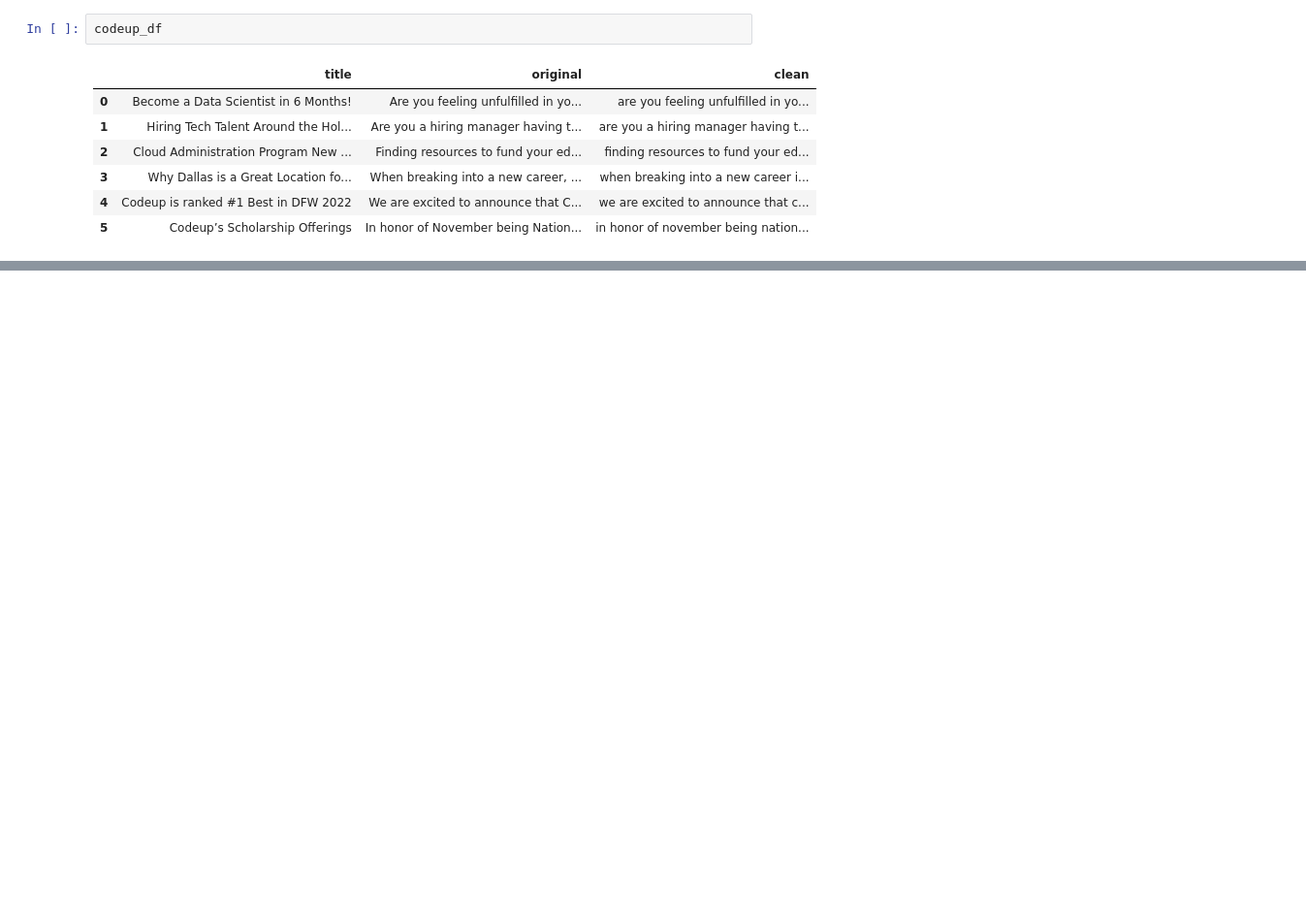
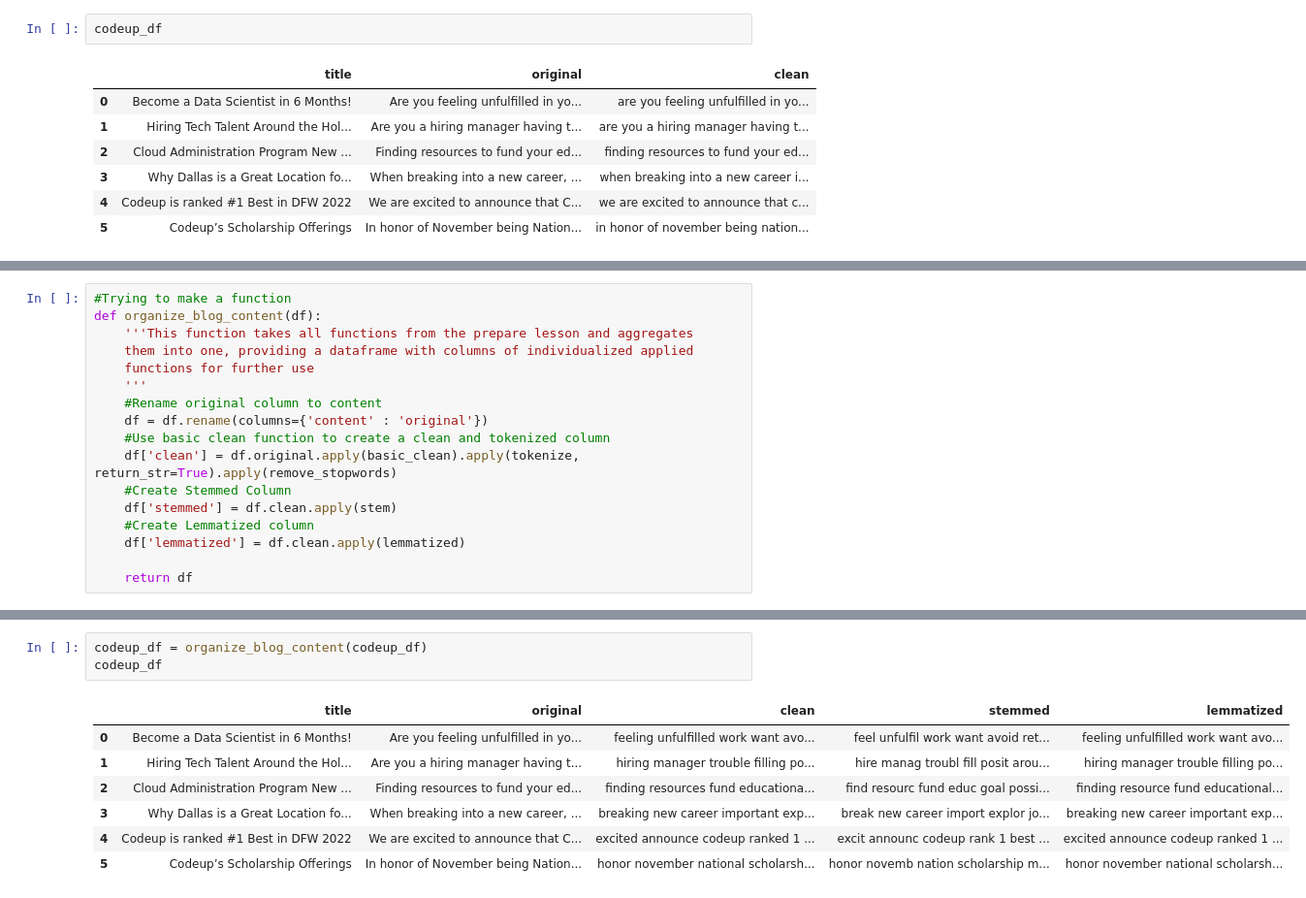
Before and after one commit to cristinalucin/natural-language-processing-exercises, a Jupyter notebook: prepare.ipynb, the cells around one changed output, grey strips where cells are left out. Shown at 97% size. Cells and saved outputs as stored; diff of their text form; blank space fills up the shorter version.

Commit message:
completed prepare exercises

```diff
--- a/prepare.ipynb
+++ b/prepare.ipynb
@@ -628,0 +667,17 @@ codeup_df
+# %%
+#Trying to make a function
+def organize_blog_content(df):
+    '''This function takes all functions from the prepare lesson and aggregates
+    them into one, providing a dataframe with columns of individualized applied
+    functions for further use
+    '''
+    #Rename original column to content
+    df = df.rename(columns={'content' : 'original'})
+    #Use basic clean function to create a clean and tokenized column
+    df['clean'] = df.original.apply(basic_clean).apply(tokenize, return_str=True).apply(remove_stopwords)
+    #Create Stemmed Column
+    df['stemmed'] = df.clean.apply(stem)
+    #Create Lemmatized column
+    df['lemmatized'] = df.clean.apply(lemmatized)
+
+    return df
@@ -628,0 +694,11 @@ codeup_df
+# %%
+codeup_df = organize_blog_content(codeup_df)
+codeup_df
+# %% [output]
+|  | title | original | clean | stemmed | lemmatized |
+| 0 | Become a Data Scientist in 6 Months! | Are you feeling unfulfilled in yo... | feeling unfulfilled work want avo... | feel unfulfil work want avoid ret... | feeling unfulfilled work want avo... |
+| 1 | Hiring Tech Talent Around the Hol... | Are you a hiring manager having t... | hiring manager trouble filling po... | hire manag troubl fill posit arou... | hiring manager trouble filling po... |
+| 2 | Cloud Administration Program New ... | Finding resources to fund your ed... | finding resources fund educationa... | find resourc fund educ goal possi... | finding resource fund educational... |
+| 3 | Why Dallas is a Great Location fo... | When breaking into a new career, ... | breaking new career important exp... | break new career import explor jo... | breaking new career important exp... |
+| 4 | Codeup is ranked #1 Best in DFW 2022 | We are excited to announce that C... | excited announce codeup ranked 1 ... | excit announc codeup rank 1 best ... | excited announce codeup ranked 1 ... |
+| 5 | Codeup’s Scholarship Offerings | In honor of November being Nation... | honor november national scholarsh... | honor novemb nation scholarship m... | honor november national scholarsh... |
```
Also changed, not shown: parts of 25 cells of this notebook.
